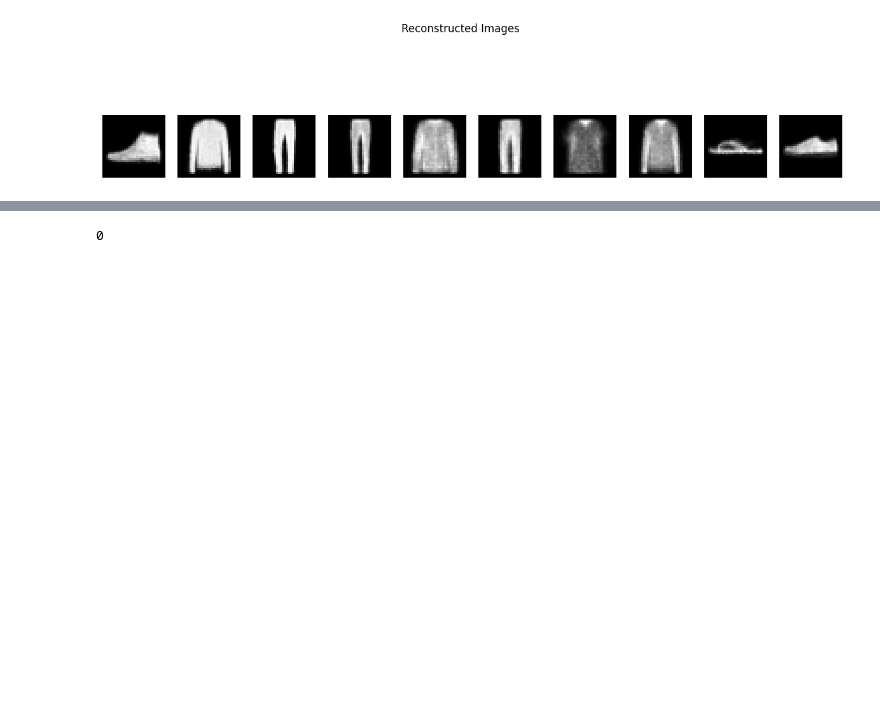
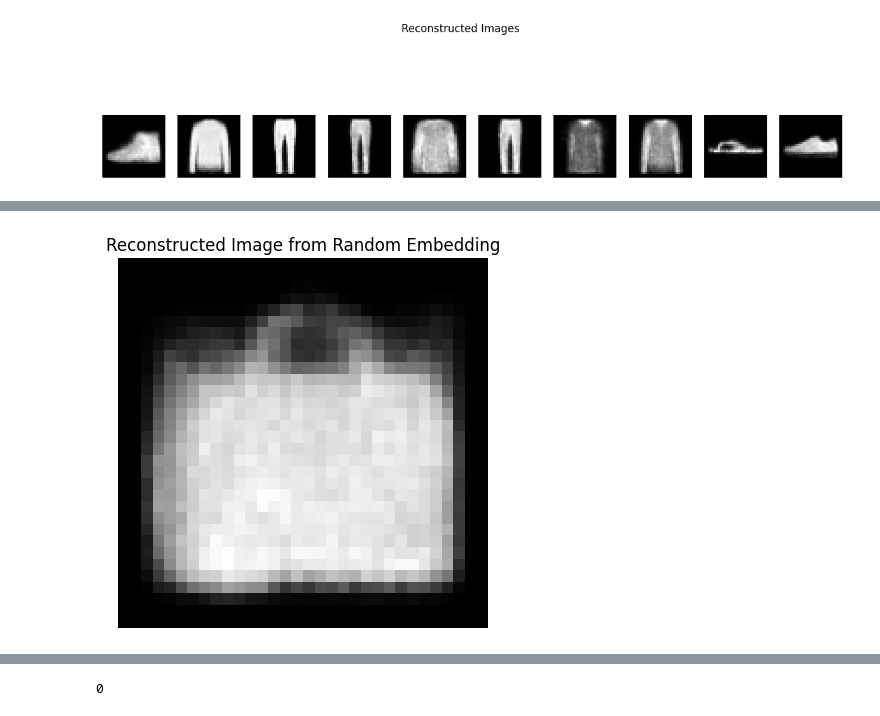
Before and after one commit to runtorain/GenerativeDeepLearning, a Jupyter notebook: 03_VAE_AutoEndcoder.ipynb, the cells around one changed output, grey strips where cells are left out. Drawn from its saved outputs; the diff is of its cells as text; code cells hidden in the pictures; blank space fills up the shorter version.

```diff
--- a/03_VAE_AutoEndcoder.ipynb
+++ b/03_VAE_AutoEndcoder.ipynb
@@ -242,0 +342,25 @@ plt.show()
+# %%
+# Instantiate the model
+# model = Autoencoder().to(device)
+
+# Generate a random embedding
+random_embedding = torch.tensor([
+    torch.FloatTensor(1).uniform_(first_dim_min, first_dim_max).item(),
+    torch.FloatTensor(1).uniform_(second_dim_min, second_dim_max).item()
+]).to(device)
+
+random_embedding = random_embedding.unsqueeze(0)  # Add batch dimension
+
+# Decode the embedding
+with torch.no_grad():
+    reconstructed_image = model.decode_from_embedding(random_embedding)
+
+# Visualize the reconstructed image
+import matplotlib.pyplot as plt
+reconstructed_image = reconstructed_image.cpu().squeeze(0).squeeze(0)  # Remove batch and channel dimensions
+plt.imshow(reconstructed_image.numpy(), cmap='gray')
+plt.title("Reconstructed Image from Random Embedding")
+plt.axis('off')
+plt.show()
+# %% [output]
+[figure, added]
```
Also changed, not shown: parts of 28 cells of this notebook.
